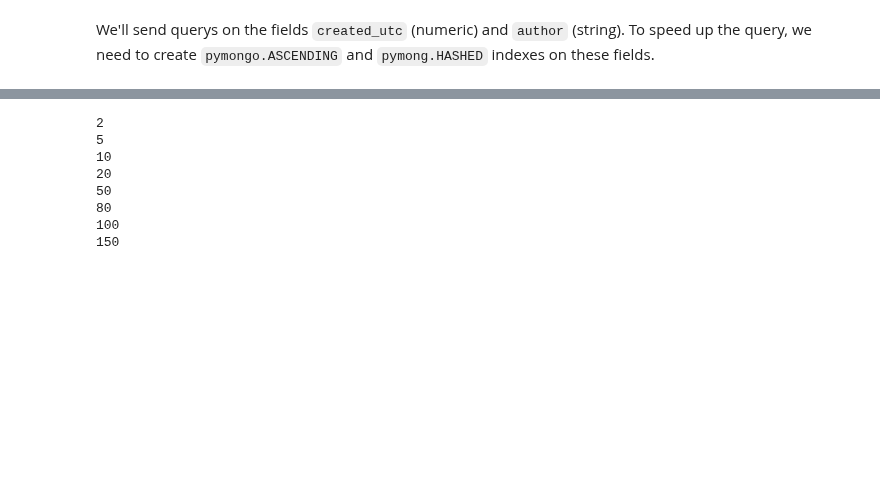
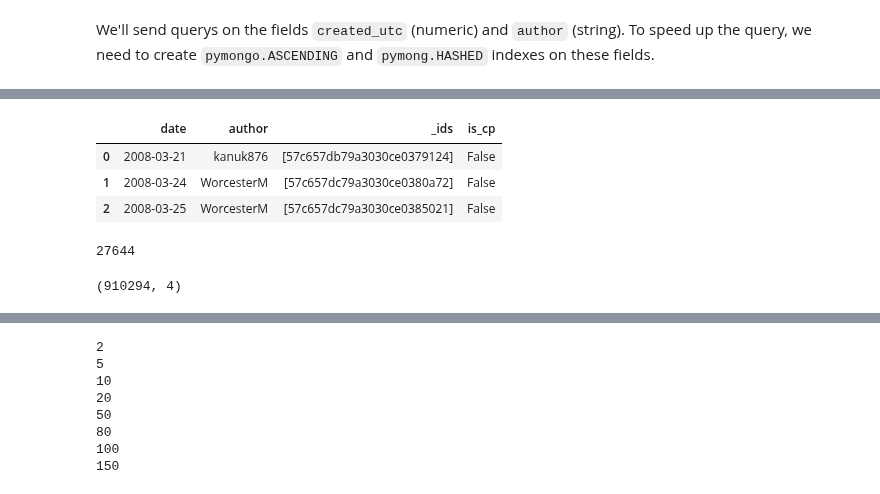
Before and after one commit to chao-ji/reddit, a Jupyter notebook: Part 6 Topic Modeling.ipynb, the cells around one changed output, grey strips where cells are left out. Cells and saved outputs as stored; diff of their text form; code cells hidden in the pictures; blank space fills up the shorter version.

```diff
--- a/Part 6 Topic Modeling.ipynb
+++ b/Part 6 Topic Modeling.ipynb
@@ -33,3 +13,0 @@ u'author_hashed'
-# %%
-low = datetime.datetime(year=2012, month=6, day=1)
-high = datetime.datetime(year=2013, month=6, day=1)
@@ -134,0 +24,5 @@ len(corpus_cp), len(corpus_ncp)
+# %%
+mensrights = list(db["MensRights"].find({}, {"date": 1, "author": 1, "_id": 1}))
+mensrights = pd.DataFrame(mensrights)
+mensrights = mensrights.groupby(["date", "author"]).apply(lambda df: list(df["_id"].values))
+mensrights = mensrights.reset_index()
@@ -134,0 +34,16 @@ len(corpus_cp), len(corpus_ncp)
+# %%
+def func(row, opposite_sr, radius=5):
+    date = row["date"]
+    author = row["author"]
+    if date.month == 1 and date.day == 1:
+        if date not in printed:
+            print date
+            printed.add(date)
+    low = date + datetime.timedelta(days=-radius)
+    high = date + datetime.timedelta(days=radius)
+
+    query = db[opposite_sr].find_one({"author": author, "created_utc": {"$lte": high, "$gte": low}})
+    return True if query else False
+# %%
+printed = set()
+mensrights["is_cp"] = mensrights.apply(lambda row: func(row, "Feminism"), axis=1)
@@ -134,0 +70,16 @@ len(corpus_cp), len(corpus_ncp)
+# %%
+mensrights.columns = ["date", "author", "_ids", "is_cp"]
+mensrights[:3]
+# %% [output]
+|  | date | author | _ids | is_cp |
+| 0 | 2008-03-21 | kanuk876 | [57c657db79a3030ce0379124] | False |
+| 1 | 2008-03-24 | WorcesterM | [57c657dc79a3030ce0380a72] | False |
+| 2 | 2008-03-25 | WorcesterM | [57c657dc79a3030ce0385021] | False |
+# %%
+mensrights["is_cp"].sum()
+# %% [output]
+27644
+# %%
+mensrights.shape
+# %% [output]
+(910294, 4)
```
Also changed, not shown: parts of 75 cells of this notebook.
